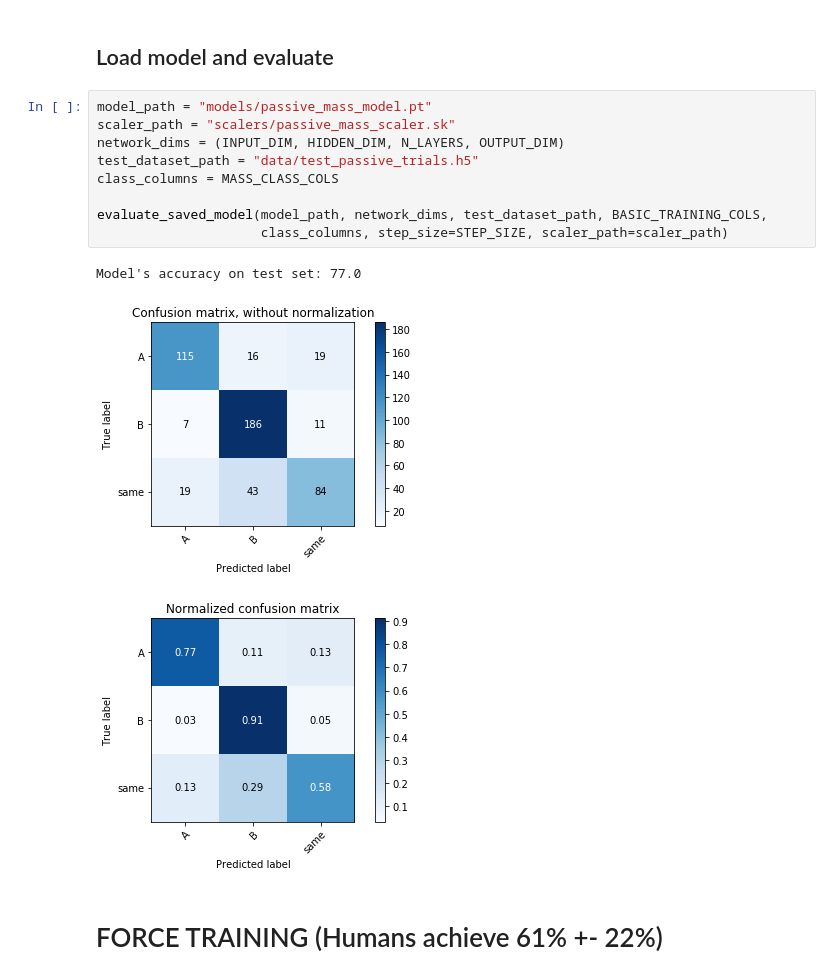
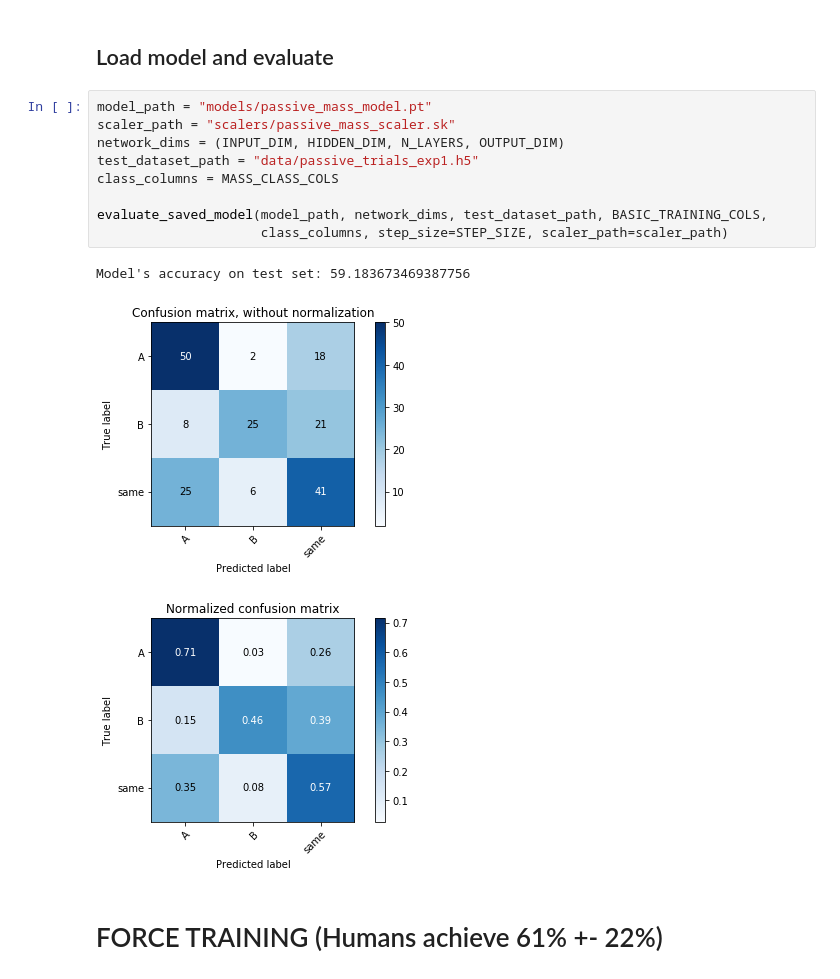
Before and after one commit to iamhectorotero/learning-physical-properties-with-rnns, a Jupyter notebook: 3. Passive Training loop.ipynb, the cells around one changed output. Drawn from its saved outputs; the diff is of its cells as text.

```diff
--- a/3. Passive Training loop.ipynb
+++ b/3. Passive Training loop.ipynb
@@ -89,16 +89,16 @@ joblib.dump(scaler, "scalers/passive_mass_scaler.sk")
 # %%
 model_path = "models/passive_mass_model.pt"
 scaler_path = "scalers/passive_mass_scaler.sk"
 network_dims = (INPUT_DIM, HIDDEN_DIM, N_LAYERS, OUTPUT_DIM)
-test_dataset_path = "data/test_passive_trials.h5"
+test_dataset_path = "data/passive_trials_exp1.h5"
 class_columns = MASS_CLASS_COLS
 
 evaluate_saved_model(model_path, network_dims, test_dataset_path, BASIC_TRAINING_COLS,
                      class_columns, step_size=STEP_SIZE, scaler_path=scaler_path)
 # %% [output]
-Model's accuracy on test set: 77.0
+Model's accuracy on test set: 59.183673469387756
-[figure, old version]
+[figure, new version]
-[figure, old version]
+[figure, new version]
 # %% [markdown]
 # FORCE TRAINING  (Humans achieve 61% +- 22%)
 # %% [markdown]
```
Also changed, not shown: parts of 5 cells of this notebook, 1 other file.
